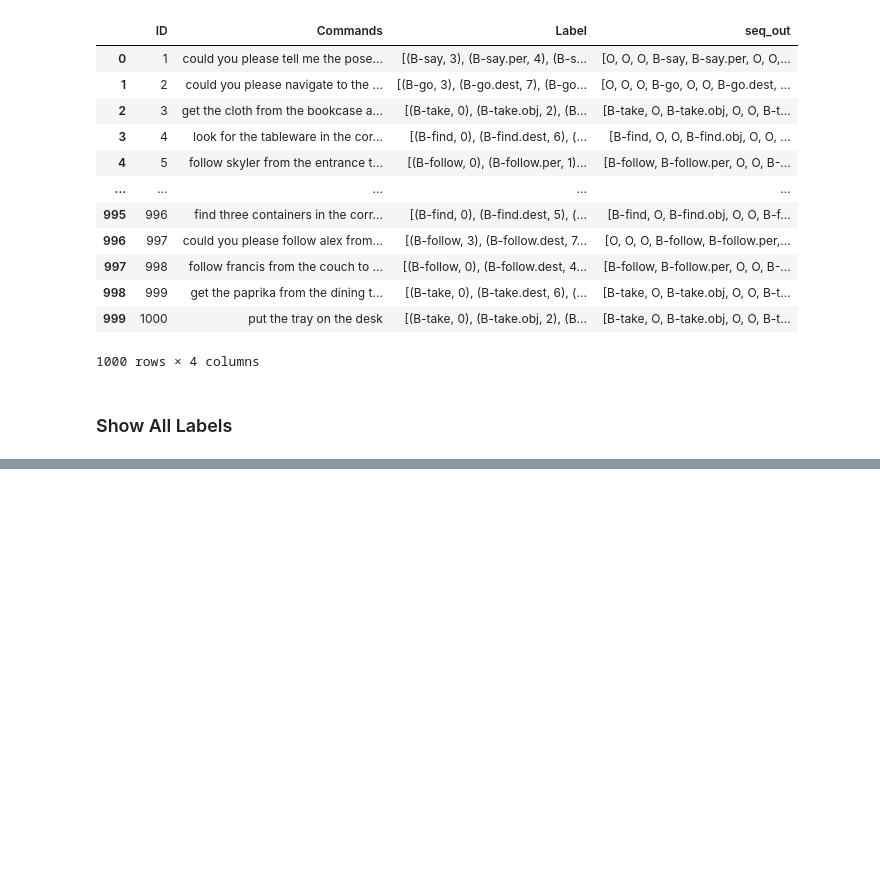
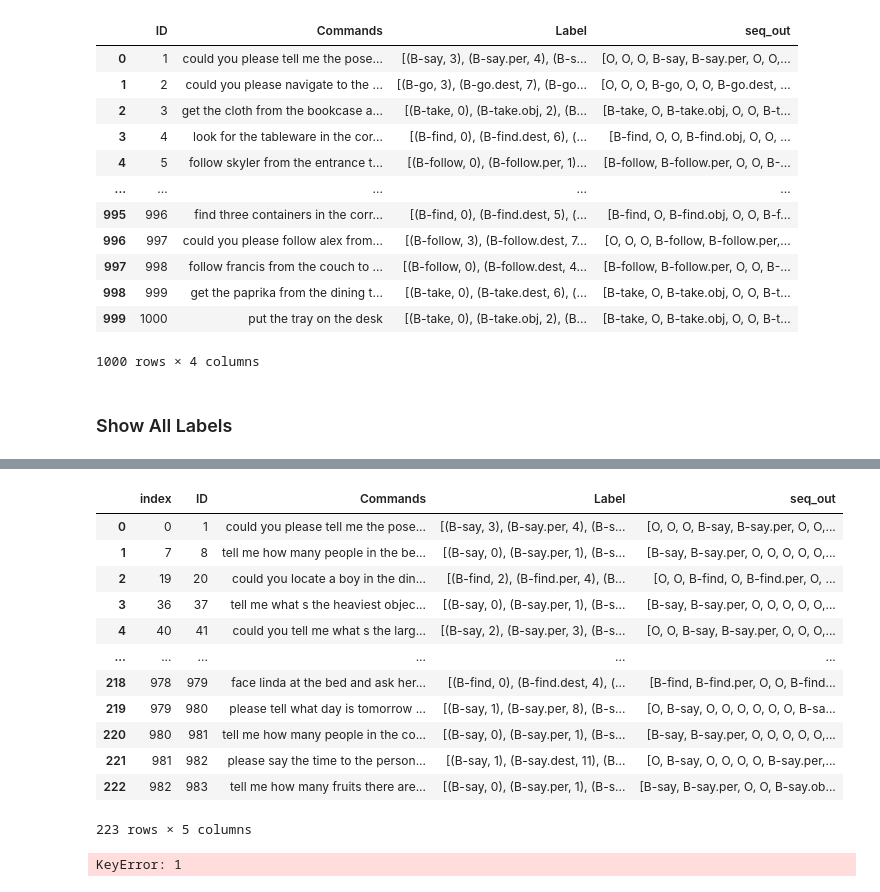
Before and after one commit to RoboBreizh-RoboCup-Home/RoboNLU, a Jupyter notebook: Dataset/Dataset_labelling.ipynb, the cells around one changed output, grey strips where cells are left out. Drawn from its saved outputs; the diff is of its cells as text; code cells hidden in the pictures; blank space fills up the shorter version.

```diff
--- a/Dataset/Dataset_labelling.ipynb
+++ b/Dataset/Dataset_labelling.ipynb
@@ -755,0 +758,60 @@ df_read.head(14)
+# %%
+mask = dataset_df.seq_out.apply(lambda x: any(item for item in ['B-say'] if item in x))
+say_df = dataset_df[mask]
+say_df = say_df.reset_index()
+say_df
+# %% [output]
+|  | index | ID | Commands | Label | seq_out |
+| 0 | 0 | 1 | could you please tell me the pose... | [(B-say, 3), (B-say.per, 4), (B-s... | [O, O, O, B-say, B-say.per, O, O,... |
+| 1 | 7 | 8 | tell me how many people in the be... | [(B-say, 0), (B-say.per, 1), (B-s... | [B-say, B-say.per, O, O, O, O, O,... |
+| 2 | 19 | 20 | could you locate a boy in the din... | [(B-find, 2), (B-find.per, 4), (B... | [O, O, B-find, O, B-find.per, O, ... |
+| 3 | 36 | 37 | tell me what s the heaviest objec... | [(B-say, 0), (B-say.per, 1), (B-s... | [B-say, B-say.per, O, O, O, O, O,... |
+| 4 | 40 | 41 | could you tell me what s the larg... | [(B-say, 2), (B-say.per, 3), (B-s... | [O, O, B-say, B-say.per, O, O, O,... |
+| ... | ... | ... | ... | ... | ... |
+| 218 | 978 | 979 | face linda at the bed and ask her... | [(B-find, 0), (B-find.dest, 4), (... | [B-find, B-find.per, O, O, B-find... |
+| 219 | 979 | 980 | please tell what day is tomorrow ... | [(B-say, 1), (B-say.per, 8), (B-s... | [O, B-say, O, O, O, O, O, O, B-sa... |
+| 220 | 980 | 981 | tell me how many people in the co... | [(B-say, 0), (B-say.per, 1), (B-s... | [B-say, B-say.per, O, O, O, O, O,... |
+| 221 | 981 | 982 | please say the time to the person... | [(B-say, 1), (B-say.dest, 11), (B... | [O, B-say, O, O, O, O, B-say.per,... |
+| 222 | 982 | 983 | tell me how many fruits there are... | [(B-say, 0), (B-say.per, 1), (B-s... | [B-say, B-say.per, O, O, B-say.ob... |
+223 rows × 5 columns
+# %%
+def readable_cvs(df):
+    d = dict(df['Commands'])
+    for k,v in d.items():
+        token_num = len(v.split())
+        d.update({k:token_num})
+
+    max_seq_len = max(d.values())
+
+
+    seq_dict = {(i-1 if i != 0 else 'ID'):[' ']*(len(df)*3) for i in range(max_seq_len + 1)}
+
+    for token_idx,t_lst in seq_dict.items():
+        for com_idx in range(len(df)):
+            df_idx = com_idx*3
+
+            if token_idx == 'ID':
+                t_lst[df_idx] = com_idx
+                t_lst[df_idx+1] = ' '
+                t_lst[df_idx+2] = '------------------'
+                continue
+
+            com_seq_lst = df.loc[com_idx,'Commands'].split()
+            max_len = len(com_seq_lst)
+            if token_idx > max_len-1:
+                continue
+            com_token = com_seq_lst[token_idx]
+            out_token = df.loc[com_idx,'seq_out'][token_idx]
+            t_lst[df_idx] = com_token
+            t_lst[df_idx+1] = out_token
+            t_lst[df_idx+2] = '------------------'
+            seq_dict.update({token_idx:t_lst})
+
+
+    return pd.DataFrame(seq_dict)
+#     df_read = pd.DataFrame(seq_dict)
+#     df_read.to_csv('dataset.csv', index = False)
+say_df_readable = readable_cvs(say_df)
+say_df_readable.head(14)
+# %% [output]
+KeyError: 1
```
Also changed, not shown: parts of 7 cells of this notebook, 1 other file.
